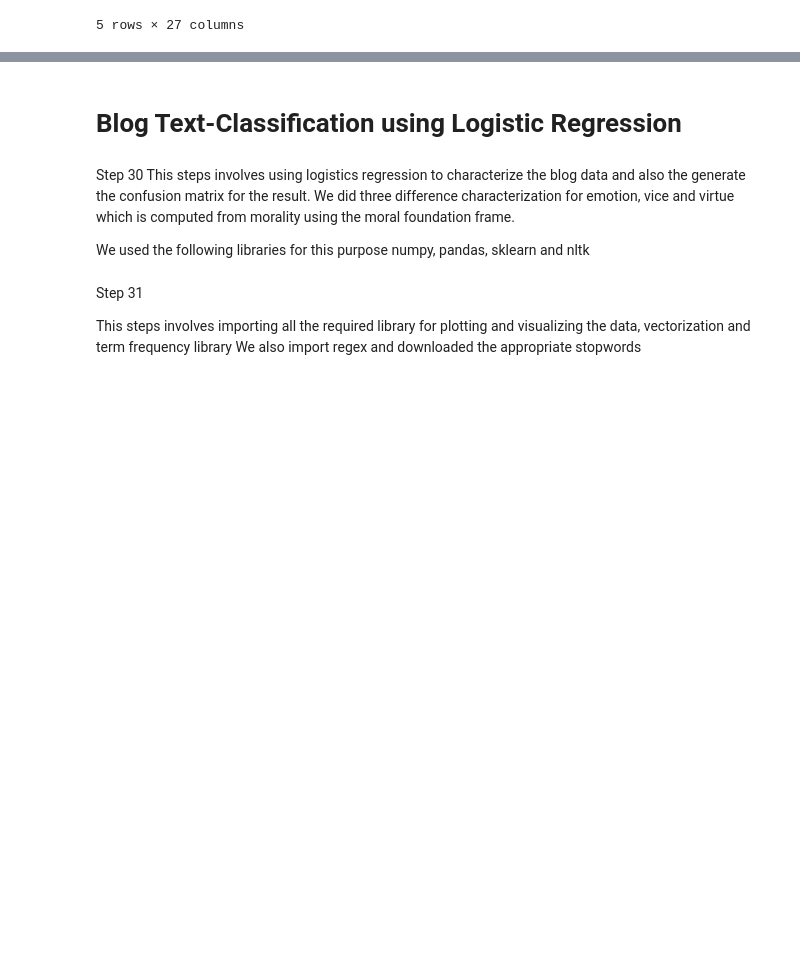
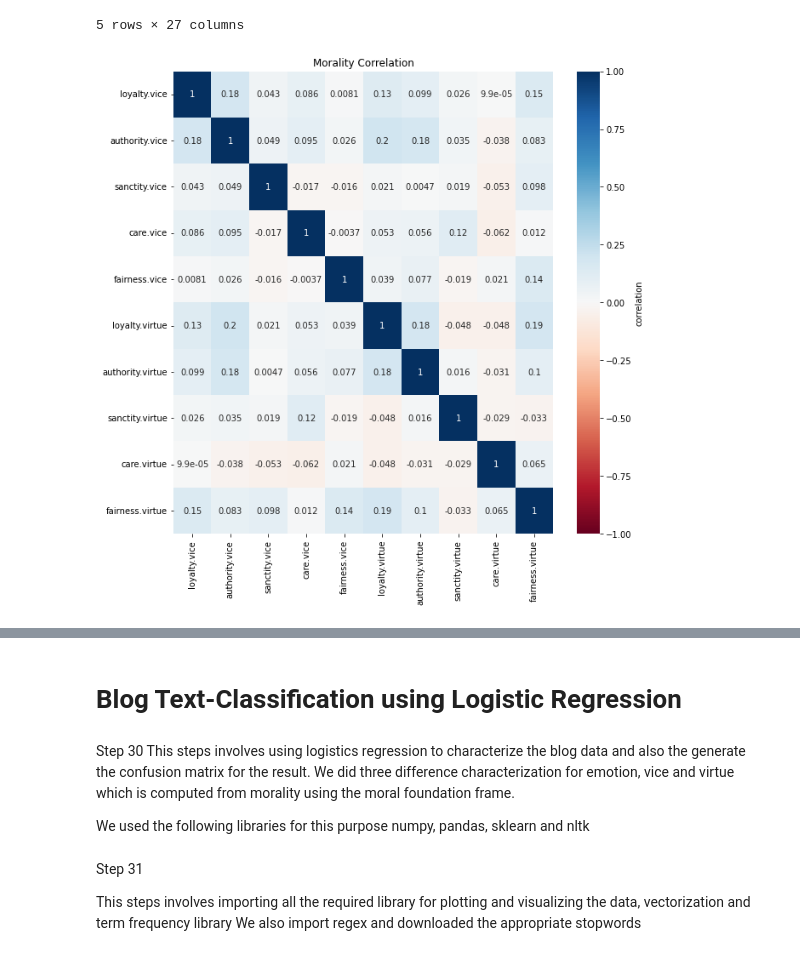
Before and after one commit to nakinnubis/inpacblogdata, a Jupyter notebook: ml-course-project.ipynb, the cells around one changed output, grey strips where cells are left out. Cells and saved outputs as stored; diff of their text form; code cells hidden in the pictures; blank space fills up the shorter version.

```diff
--- a/ml-course-project.ipynb
+++ b/ml-course-project.ipynb
@@ -578,3 +647,12 @@ blogPosts_result.head()
 | 3 | 4 | Hanging in the Balance: Ukraine’s... | 2014-03-01 00:00:00 | Matt Finucane | Crimea, EU, Euromaidan, Invasion,... | -0.212766 | ES | over the past four or so months u... | disgust | ... |
 | 4 | 5 | Two Very Different Wars on Terror... | 2014-02-03 00:00:00 | Matt Finucane | Afghanistan, bombings, Chechnya, ... | -0.197037 | ES | on the 29th of december at 12:40 ... | anticipation | ... |
 5 rows × 27 columns
+# %%
+plt.figure(figsize=(10,10))
+blogPosts_result_moral_vice_virtue = pd.DataFrame(blogPosts_result, columns=['loyalty.vice','authority.vice','sanctity.vice','care.vice','fairness.vice','loyalty.virtue','authority.virtue','sanctity.virtue','care.virtue','fairness.virtue'])
+correlations = blogPosts_result_moral_vice_virtue.corr()
+sns.heatmap(correlations,
+    cbar_kws={'label':'correlation'}, annot = True,vmin= -1, vmax=1,cmap='RdBu').set_title("Morality Correlation")
+plt.show()
+# %% [output]
+[figure, added]
```
Also changed, not shown: parts of 12 cells of this notebook, 13 other files.
